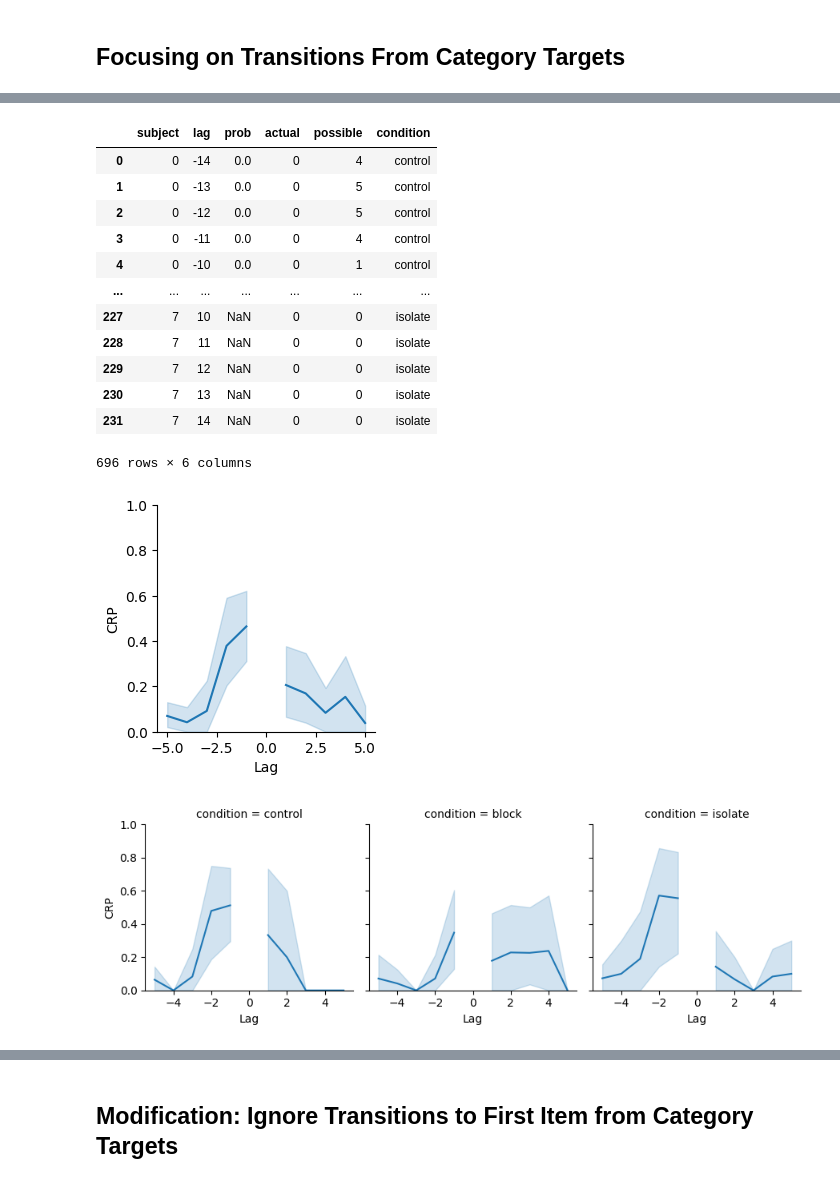
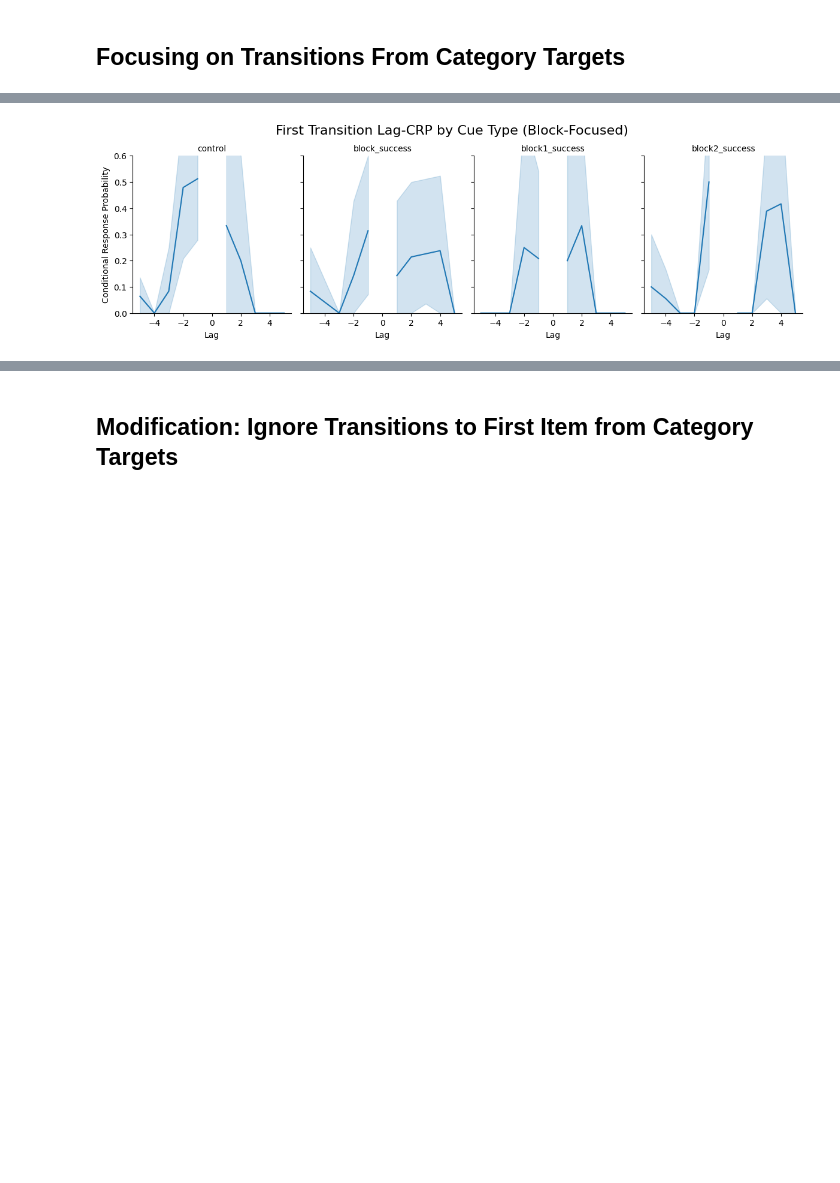
Before and after one commit to vucml/online_experiments, a Jupyter notebook: experiments/block_cat/export_to_psifr_andrew.ipynb, the cells around one changed output, grey strips where cells are left out. Saved outputs shown, nothing was run; the diff lists cells and outputs as text; code cells hidden in the pictures; blank space fills up the shorter version.

```diff
--- a/experiments/block_cat/export_to_psifr_andrew.ipynb
+++ b/experiments/block_cat/export_to_psifr_andrew.ipynb
@@ -131,13 +171,14 @@ events.head()
 data = fr.merge_free_recall(
     events,
     list_keys=[
-        'condition',
-        'target_success',
-        'listLength',
-        'trial_category_cue',
-        'category',
-        'cue_type'
-    ]
+        "condition",
+        "target_success",
+        "listLength",
+        "trial_category_cue",
+        "category",
+        "cue_type",
+        "block_success_group",
+    ],
 )
 
 data
@@ -624,36 +806,30 @@ Name: target_success, dtype: float64
 # %%
-# %% First Transition Lag-CRP
+# %% First Transition Lag-CRP (block-focused)
 
-item_filter = 'output < 3 or not recall'
+item_filter = "output < 3 or not recall"
 
 crp_control = fr.lag_crp(data.query('cue_type == "control"'), item_query=item_filter)
-crp_block = fr.lag_crp(data.query('cue_type == "block"'), item_query=item_filter)
-crp_isolate = fr.lag_crp(data.query('cue_type == "isolate"'), item_query=item_filter)
+crp_block_success = fr.lag_crp(data.query('block_success_group > 0'), item_query=item_filter)
+crp_block1_success = fr.lag_crp(data.query('block_success_group == 1'), item_query=item_filter)
+crp_block2_success = fr.lag_crp(data.query('block_success_group == 2'), item_query=item_filter)
 
 lag_crp = pd.concat([
-    crp_control.assign(condition='control'),
-    crp_block.assign(condition='block'),
-    crp_isolate.assign(condition='isolate')
+    crp_control.assign(condition="control"),
+    crp_block_success.assign(condition="block_success"),
+    crp_block1_success.assign(condition="block1_success"),
+    crp_block2_success.assign(condition="block2_success"),
 ])
 
 # Plot
-g = fr.plot_lag_crp(lag_crp)
-g = fr.plot_lag_crp(lag_crp, col='condition', col_wrap=3)
-lag_crp
+g = fr.plot_lag_crp(lag_crp, col="condition", col_wrap=4)
+g.fig.set_size_inches(12, 4)
+plt.ylim([0, 0.6])
+g.set_ylabels("Conditional Response Probability")
+g.set_titles("{col_name}")
+g.fig.suptitle("First Transition Lag-CRP by Cue Type (Block-Focused)", fontsize=16)
+g.fig.subplots_adjust(top=0.85)
+
+# lag_crp
 # %% [output]
-|  | subject | lag | prob | actual | possible | condition |
-| 0 | 0 | -14 | 0.0 | 0 | 4 | control |
-| 1 | 0 | -13 | 0.0 | 0 | 5 | control |
-| 2 | 0 | -12 | 0.0 | 0 | 5 | control |
-| 3 | 0 | -11 | 0.0 | 0 | 4 | control |
-| 4 | 0 | -10 | 0.0 | 0 | 1 | control |
-| ... | ... | ... | ... | ... | ... | ... |
-| 227 | 7 | 10 | NaN | 0 | 0 | isolate |
-| 228 | 7 | 11 | NaN | 0 | 0 | isolate |
-| 229 | 7 | 12 | NaN | 0 | 0 | isolate |
-| 230 | 7 | 13 | NaN | 0 | 0 | isolate |
-| 231 | 7 | 14 | NaN | 0 | 0 | isolate |
-696 rows × 6 columns
-[figure, old version]
+[figure, new version]
-[figure, removed]
 # %%
```
Also changed, not shown: parts of 46 cells of this notebook, 7 other files.
